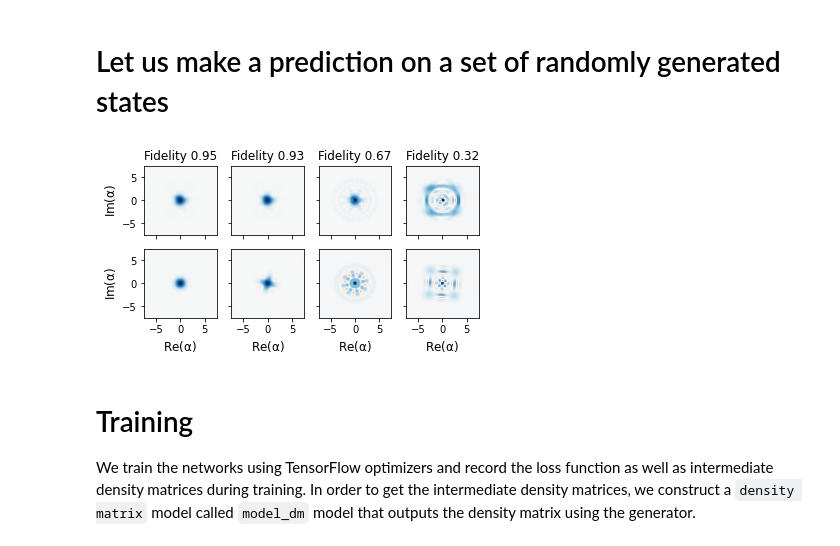
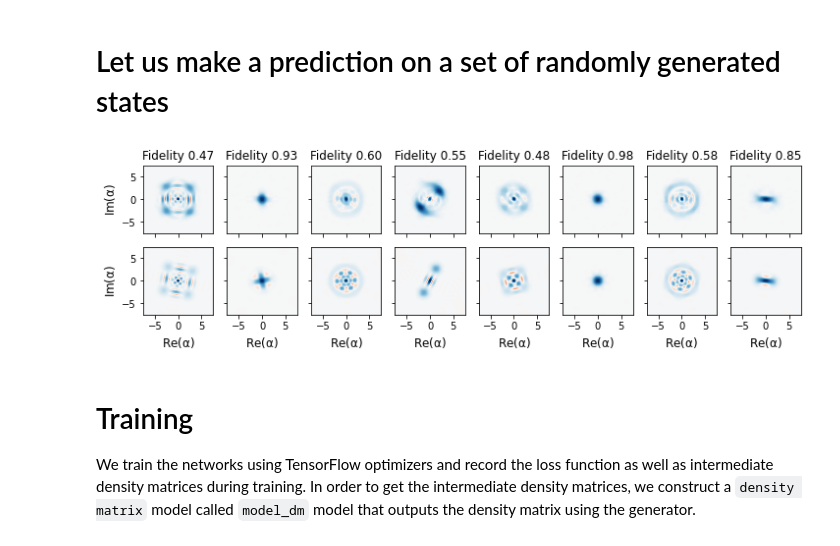
Before and after one commit to quantshah/qst-cgan, a Jupyter notebook: paper-figures/fig5a-single-shot.ipynb, the cells around one changed output. Drawn from its saved outputs; the diff is of its cells as text; code cells hidden in the pictures.

```diff
--- a/paper-figures/fig5a-single-shot.ipynb
+++ b/paper-figures/fig5a-single-shot.ipynb
@@ -222,10 +222,10 @@ for rhos in generate_batch(batch_size):
     rho_tf = dm_to_tf(rhos)
     x = batched_expect(ops_batch, rho_tf)
     pred_dm = tf_to_dm(model_dm([A, x]))
-
-show_comparision(pred_dm[:4], rhos[:4])
-# %% [output]
-[figure, removed]
+# %%
+show_comparision(pred_dm[:8], rhos[:8])
+# %% [output]
+[figure, added]
 # %% [markdown]
 # Training
 
```
Also changed, not shown: parts of 6 cells of this notebook, 4 other files.
